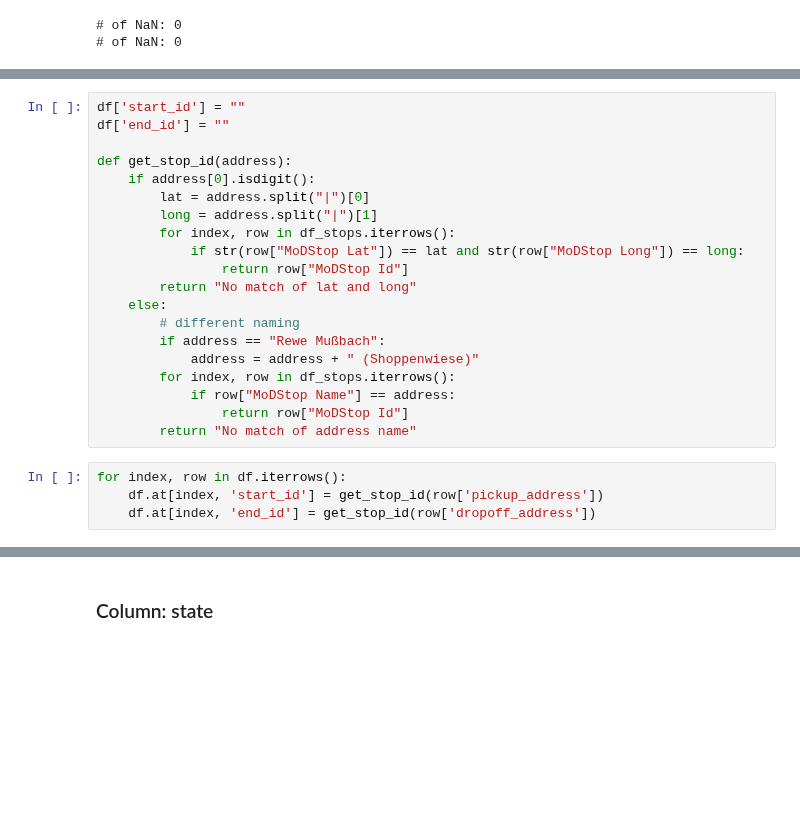
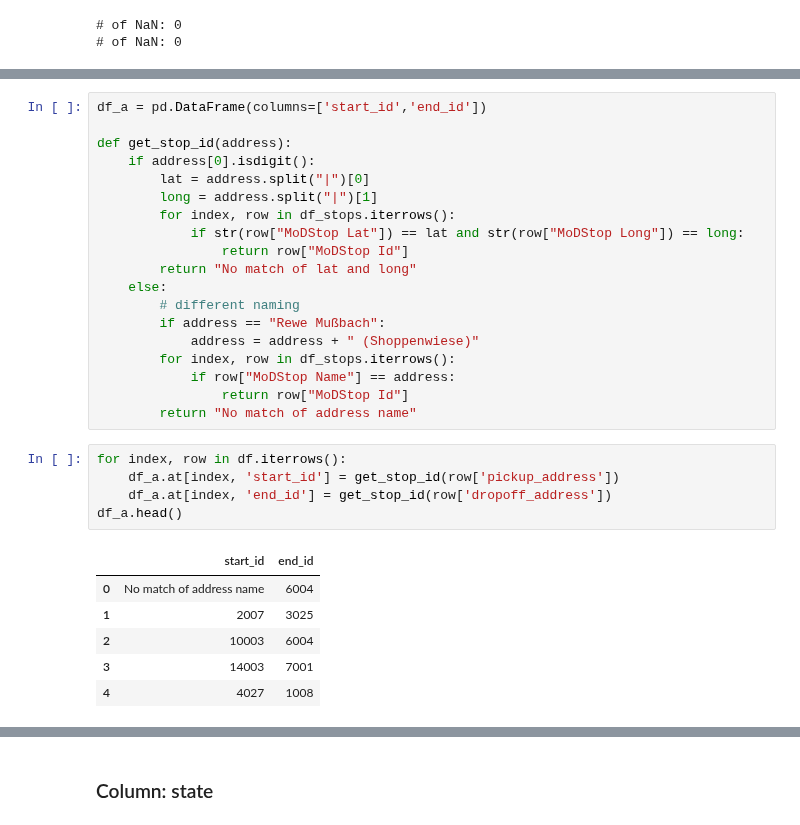
Before and after one commit to Lukas-Dierkes/vehicle-stream-team-project, a Jupyter notebook: vehicle_stream_pipeline/analyse_before_cleaning.ipynb, the cells around one changed output, grey strips where cells are left out. Drawn from its saved outputs; the diff is of its cells as text; blank space fills up the shorter version.

```diff
--- a/vehicle_stream_pipeline/analyse_before_cleaning.ipynb
+++ b/vehicle_stream_pipeline/analyse_before_cleaning.ipynb
@@ -162,6 +184,5 @@ print("# of NaN:", int(df[['dropoff_address']].isna().sum()))
 # %%
-df['start_id'] = ""
-df['end_id'] = ""
+df_a = pd.DataFrame(columns=['start_id','end_id'])
 
 def get_stop_id(address):
     if address[0].isdigit():
@@ -181,5 +202,13 @@ def get_stop_id(address):
         return "No match of address name"
 # %%
 for index, row in df.iterrows():
-    df.at[index, 'start_id'] = get_stop_id(row['pickup_address'])
-    df.at[index, 'end_id'] = get_stop_id(row['dropoff_address'])
+    df_a.at[index, 'start_id'] = get_stop_id(row['pickup_address'])
+    df_a.at[index, 'end_id'] = get_stop_id(row['dropoff_address'])
+df_a.head()
+# %% [output]
+|  | start_id | end_id |
+| 0 | No match of address name | 6004 |
+| 1 | 2007 | 3025 |
+| 2 | 10003 | 6004 |
+| 3 | 14003 | 7001 |
+| 4 | 4027 | 1008 |
```
Also changed, not shown: parts of 9 cells of this notebook, 3 other files.
